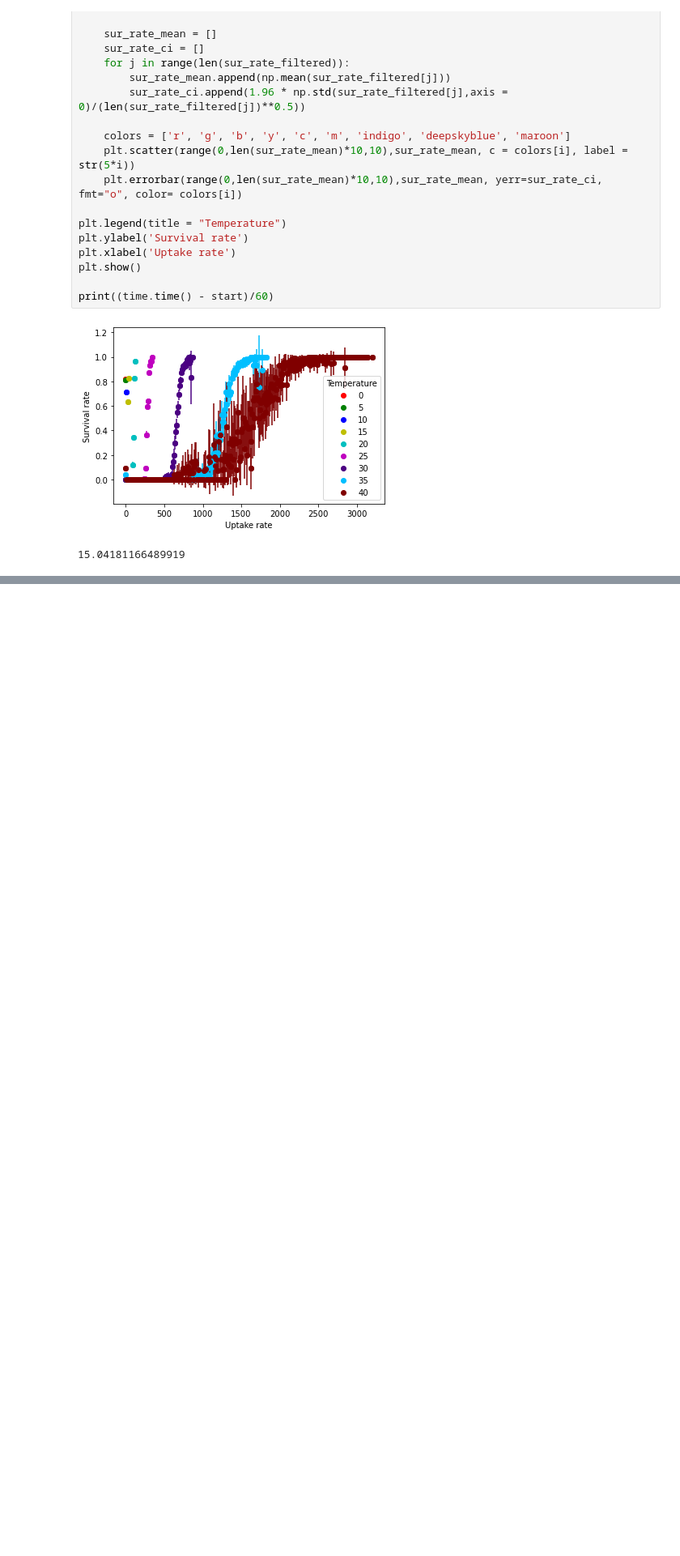
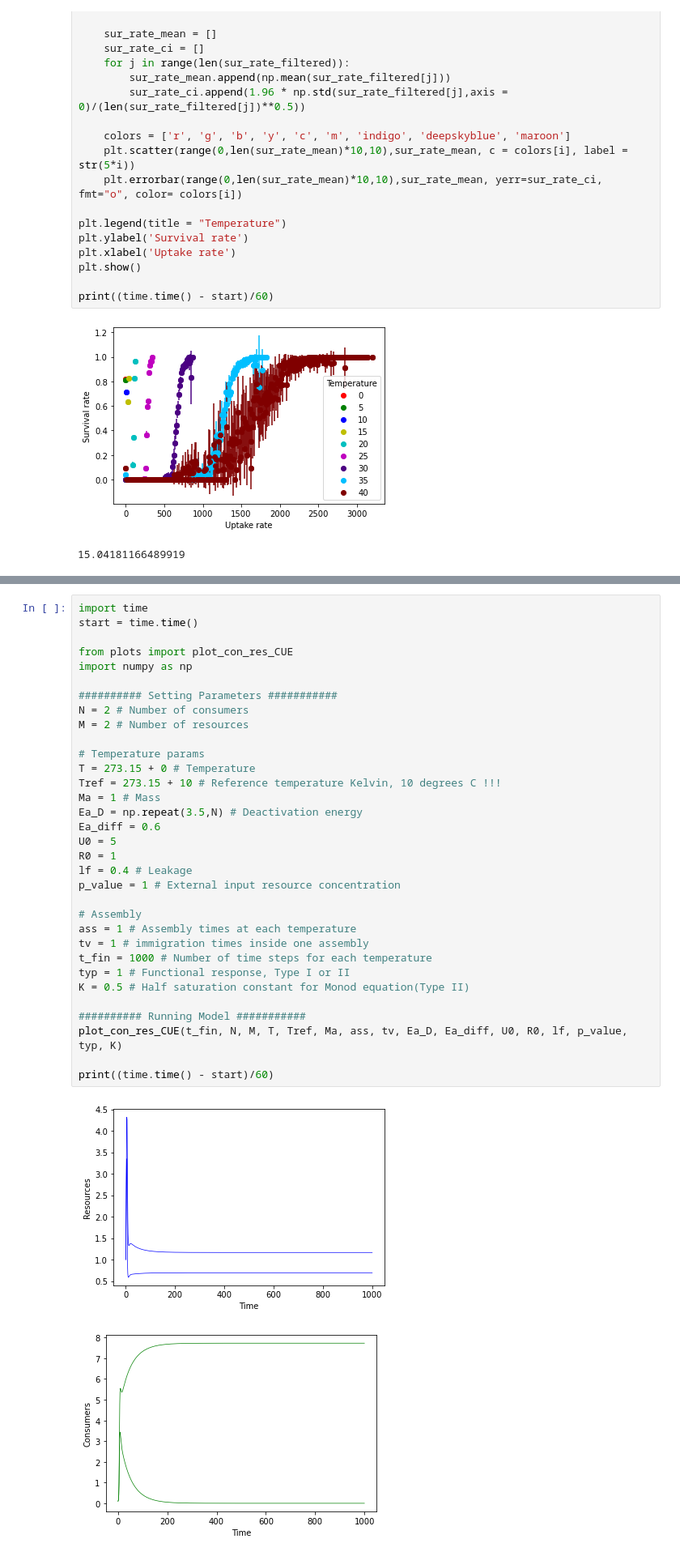
Before and after one commit to DaniDuan/CMEEProject, a Jupyter notebook: code/temp_microbial_CUE.ipynb, the cells around one changed output, grey strips where cells are left out. Shown at 81% size. Saved outputs shown, nothing was run; the diff lists cells and outputs as text; blank space fills up the shorter version.

Commit message:
Changes on parameters

```diff
--- a/code/temp_microbial_CUE.ipynb
+++ b/code/temp_microbial_CUE.ipynb
@@ -956,0 +971,36 @@ print((time.time() - start)/60)
+# %%
+import time
+start = time.time()
+
+from plots import plot_con_res_CUE
+import numpy as np
+
+########## Setting Parameters ###########
+N = 2 # Number of consumers
+M = 2 # Number of resources
+
+# Temperature params
+T = 273.15 + 0 # Temperature
+Tref = 273.15 + 10 # Reference temperature Kelvin, 10 degrees C !!!
+Ma = 1 # Mass
+Ea_D = np.repeat(3.5,N) # Deactivation energy
+Ea_diff = 0.6
+U0 = 5
+R0 = 1
+lf = 0.4 # Leakage
+p_value = 1 # External input resource concentration
+
+# Assembly
+ass = 1 # Assembly times at each temperature
+tv = 1 # immigration times inside one assembly
+t_fin = 1000 # Number of time steps for each temperature
+typ = 1 # Functional response, Type I or II
+K = 0.5 # Half saturation constant for Monod equation(Type II)
+
+########## Running Model ###########
+plot_con_res_CUE(t_fin, N, M, T, Tref, Ma, ass, tv, Ea_D, Ea_diff, U0, R0, lf, p_value, typ, K)
+
+print((time.time() - start)/60)
+# %% [output]
+[figure, added]
+[figure, added]
```
Also changed, not shown: parts of 57 cells of this notebook, 7 other files.
